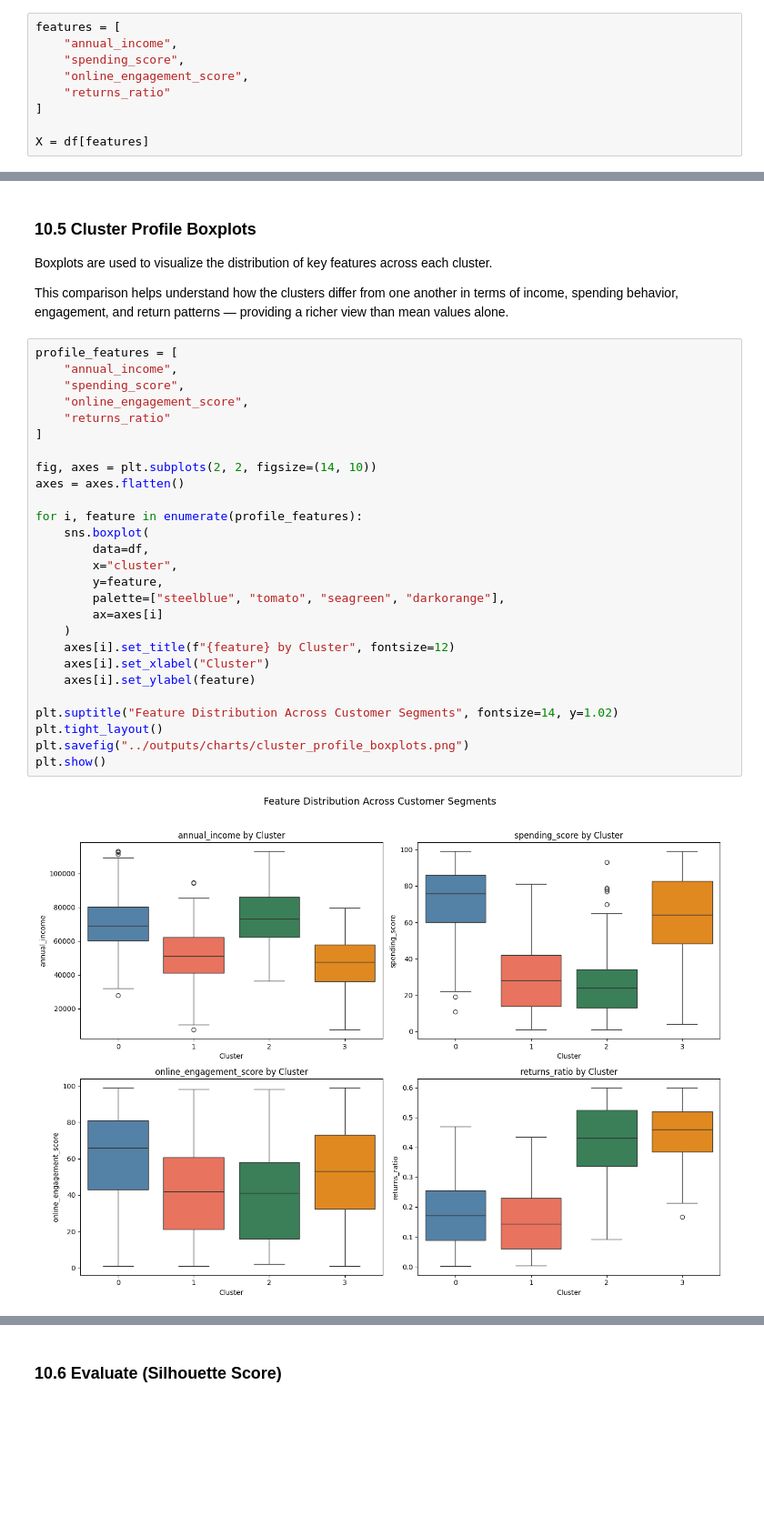
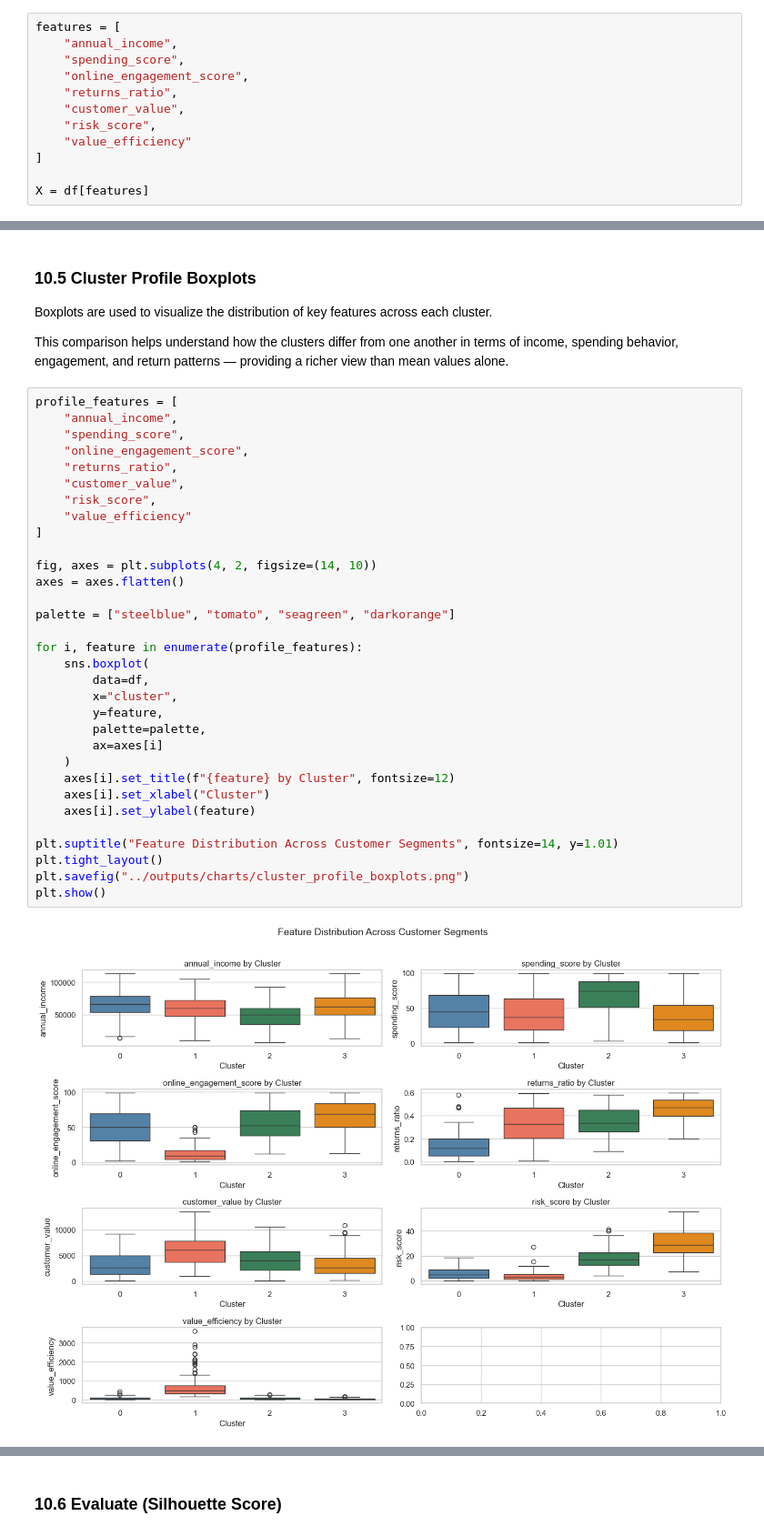
Before and after one commit to plabonroy910-glitch/customer-behavior-revenue-intelligence, a Jupyter notebook: notebooks/Customer Behavior & Revenue Intelligence Analysis.ipynb, the cells around one changed output, grey strips where cells are left out. Shown at 91% size. Drawn from its saved outputs; the diff is of its cells as text; blank space fills up the shorter version.

```diff
--- a/notebooks/Customer Behavior & Revenue Intelligence Analysis.ipynb
+++ b/notebooks/Customer Behavior & Revenue Intelligence Analysis.ipynb
@@ -509,7 +512,10 @@ features = [
     "annual_income",
     "spending_score",
     "online_engagement_score",
-    "returns_ratio"
+    "returns_ratio",
+    "customer_value",
+    "risk_score",
+    "value_efficiency"
 ]
 
 X = df[features]
@@ -692,32 +697,37 @@ than mean values alone.
 # %%
 profile_features = [
     "annual_income",
     "spending_score",
     "online_engagement_score",
-    "returns_ratio"
+    "returns_ratio",
+    "customer_value",
+    "risk_score",
+    "value_efficiency"
 ]
 
-fig, axes = plt.subplots(2, 2, figsize=(14, 10))
+fig, axes = plt.subplots(4, 2, figsize=(14, 10))
 axes = axes.flatten()
+
+palette = ["steelblue", "tomato", "seagreen", "darkorange"]
 
 for i, feature in enumerate(profile_features):
     sns.boxplot(
         data=df,
         x="cluster",
         y=feature,
-        palette=["steelblue", "tomato", "seagreen", "darkorange"],
+        palette=palette,
         ax=axes[i]
     )
     axes[i].set_title(f"{feature} by Cluster", fontsize=12)
     axes[i].set_xlabel("Cluster")
     axes[i].set_ylabel(feature)
 
-plt.suptitle("Feature Distribution Across Customer Segments", fontsize=14, y=1.02)
+plt.suptitle("Feature Distribution Across Customer Segments", fontsize=14, y=1.01)
 plt.tight_layout()
 plt.savefig("../outputs/charts/cluster_profile_boxplots.png")
 plt.show()
 # %% [output]
-[figure, old version]
+[figure, new version]
 # %% [markdown]
 ### Interpretation
 
```
Also changed, not shown: parts of 17 cells of this notebook, 4 other files.
